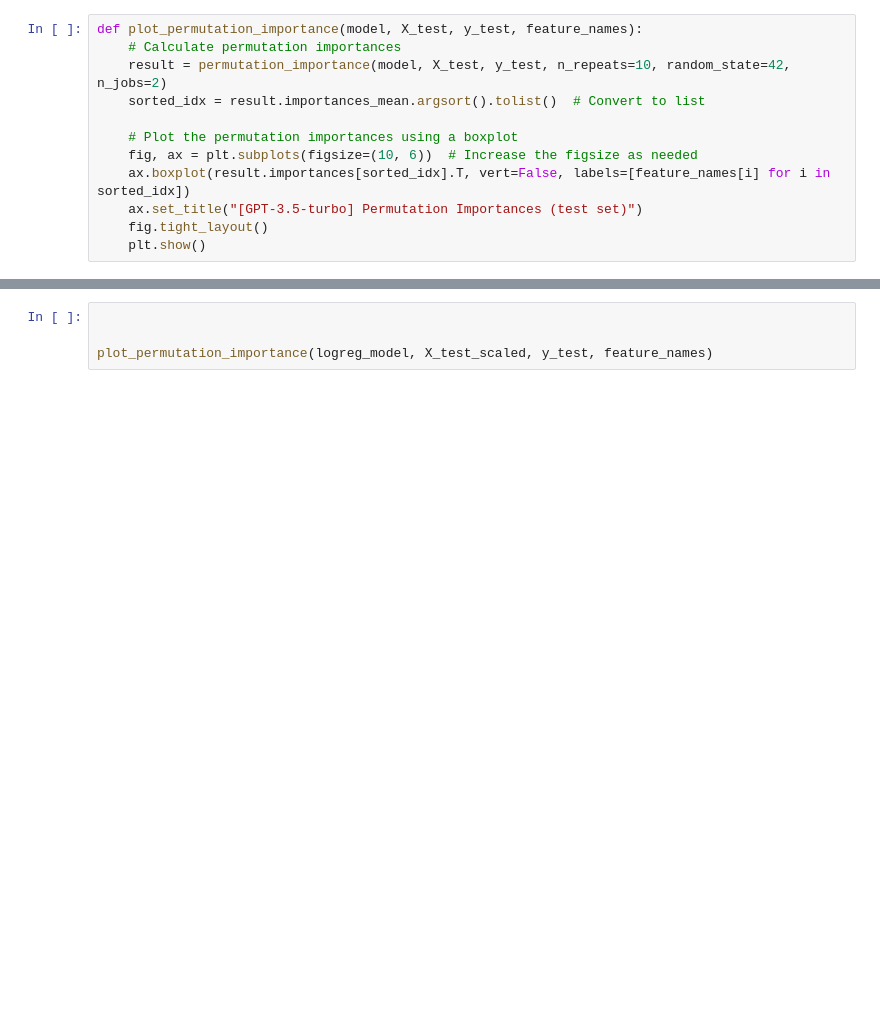
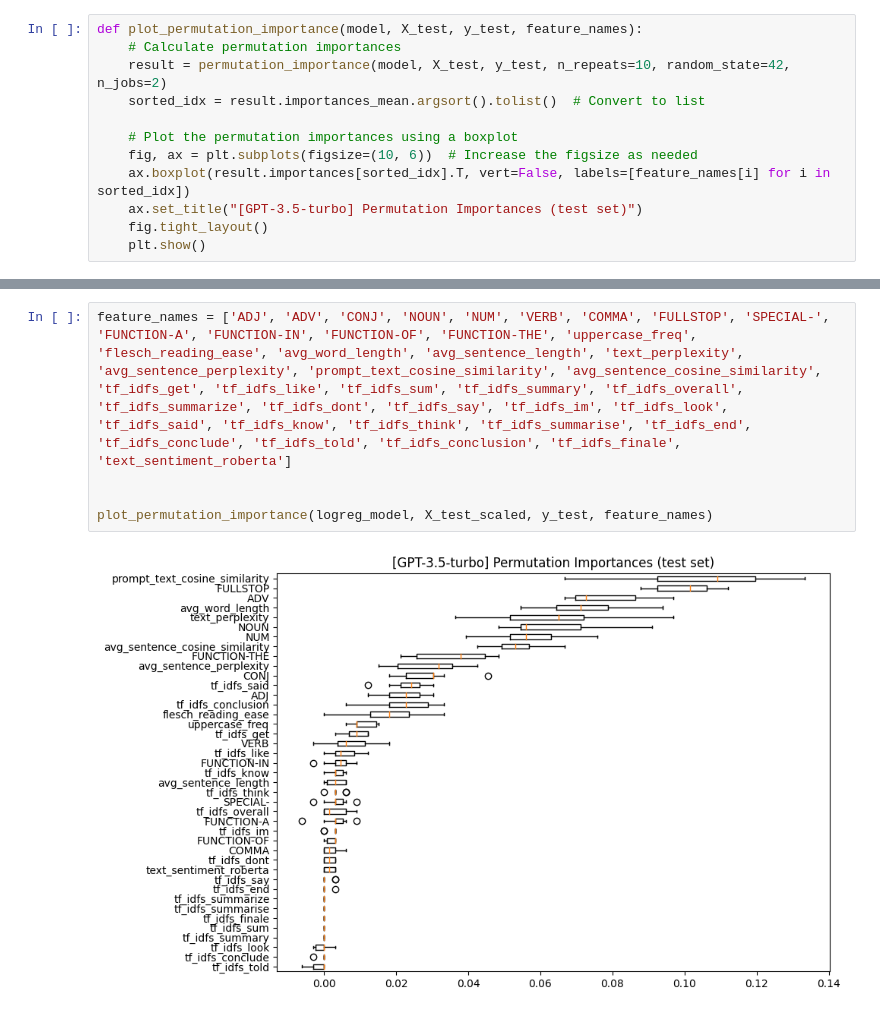
Before and after one commit to ucaba60/COMP0073, a Jupyter notebook: version_1.2/All GPT Plots.ipynb, the cells around one changed output, grey strips where cells are left out. Cells and saved outputs as stored; diff of their text form; blank space fills up the shorter version.

Commit message:
fixes and some plots

```diff
--- a/version_1.2/All GPT Plots.ipynb
+++ b/version_1.2/All GPT Plots.ipynb
@@ -554,4 +555,7 @@ Fitting 5 folds for each of 126 candidates, totalling 630 fits
-# %%
-
-
-plot_permutation_importance(logreg_model, X_test_scaled, y_test, feature_names)
+# %%
+feature_names = ['ADJ', 'ADV', 'CONJ', 'NOUN', 'NUM', 'VERB', 'COMMA', 'FULLSTOP', 'SPECIAL-', 'FUNCTION-A', 'FUNCTION-IN', 'FUNCTION-OF', 'FUNCTION-THE', 'uppercase_freq', 'flesch_reading_ease', 'avg_word_length', 'avg_sentence_length', 'text_perplexity', 'avg_sentence_perplexity', 'prompt_text_cosine_similarity', 'avg_sentence_cosine_similarity', 'tf_idfs_get', 'tf_idfs_like', 'tf_idfs_sum', 'tf_idfs_summary', 'tf_idfs_overall', 'tf_idfs_summarize', 'tf_idfs_dont', 'tf_idfs_say', 'tf_idfs_im', 'tf_idfs_look', 'tf_idfs_said', 'tf_idfs_know', 'tf_idfs_think', 'tf_idfs_summarise', 'tf_idfs_end', 'tf_idfs_conclude', 'tf_idfs_told', 'tf_idfs_conclusion', 'tf_idfs_finale', 'text_sentiment_roberta']
+
+
+plot_permutation_importance(logreg_model, X_test_scaled, y_test, feature_names)
+# %% [output]
+[figure, added]
```
Also changed, not shown: parts of 3 cells of this notebook, 11 other files.
